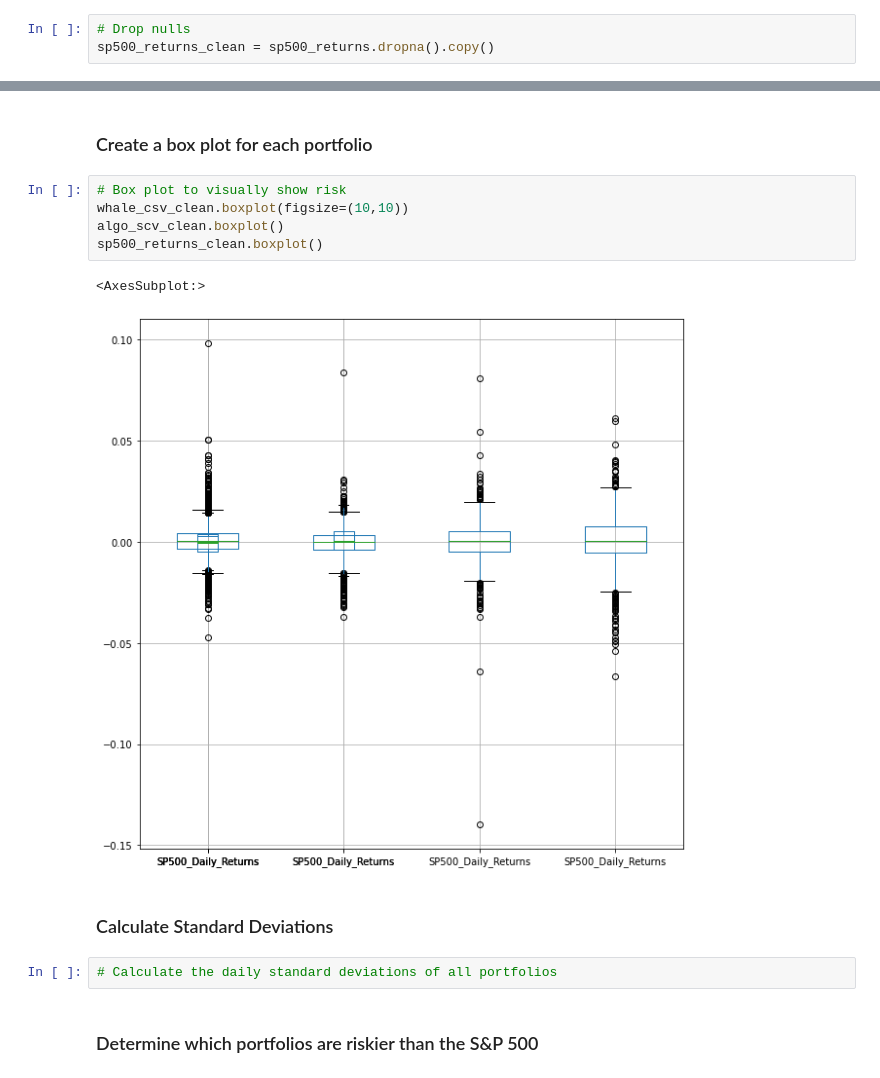
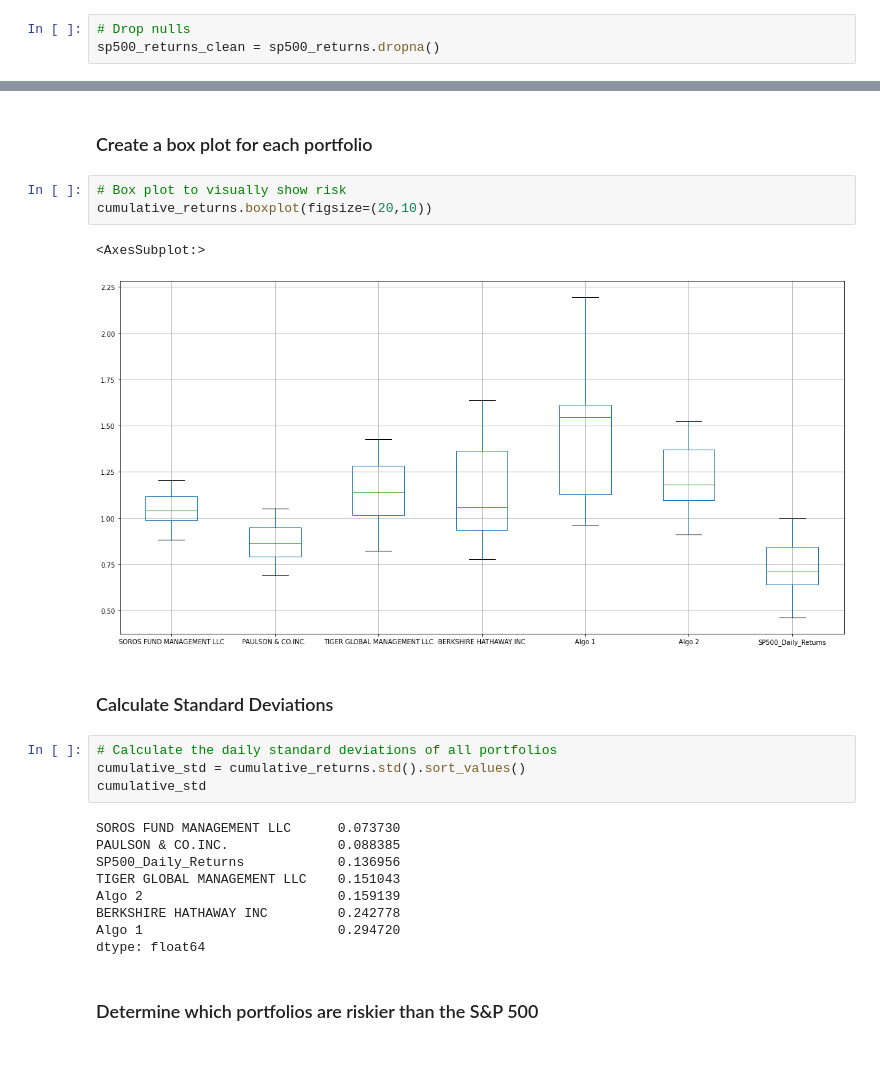
Before and after one commit to ServontiusT/Unit4Homework, a Jupyter notebook: whale_analysis.ipynb, the cells around one changed output, grey strips where cells are left out. Cells and saved outputs as stored; diff of their text form.

Commit message:
Updated Whale Analysis homework.

```diff
--- a/whale_analysis.ipynb
+++ b/whale_analysis.ipynb
@@ -122,7 +123,7 @@ sp500_csv.head()
 sp500_returns = sp500_csv.pct_change()
 # %%
 # Drop nulls
-sp500_returns_clean = sp500_returns.dropna().copy()
+sp500_returns_clean = sp500_returns.dropna()
 # %%
 # Rename `Close` Column to be specific to this portfolio.
 sp500_returns_clean.columns = ['SP500_Daily_Returns']
@@ -199,16 +201,25 @@ Determine the _risk_ of each portfolio:
 ### Create a box plot for each portfolio
 # %%
 # Box plot to visually show risk
-whale_csv_clean.boxplot(figsize=(10,10))
-algo_scv_clean.boxplot()
-sp500_returns_clean.boxplot()
+cumulative_returns.boxplot(figsize=(20,10))
 # %% [output]
 <AxesSubplot:>
-[figure, old version]
+[figure, new version]
 # %% [markdown]
 ### Calculate Standard Deviations
 # %%
 # Calculate the daily standard deviations of all portfolios
+cumulative_std = cumulative_returns.std().sort_values()
+cumulative_std
+# %% [output]
+SOROS FUND MANAGEMENT LLC      0.073730
+PAULSON & CO.INC.              0.088385
+SP500_Daily_Returns            0.136956
+TIGER GLOBAL MANAGEMENT LLC    0.151043
+Algo 2                         0.159139
+BERKSHIRE HATHAWAY INC         0.242778
+Algo 1                         0.294720
+dtype: float64
 # %% [markdown]
 ### Determine which portfolios are riskier than the S&P 500
 # %%
```
Also changed, not shown: parts of 23 cells of this notebook, 1 other file.
